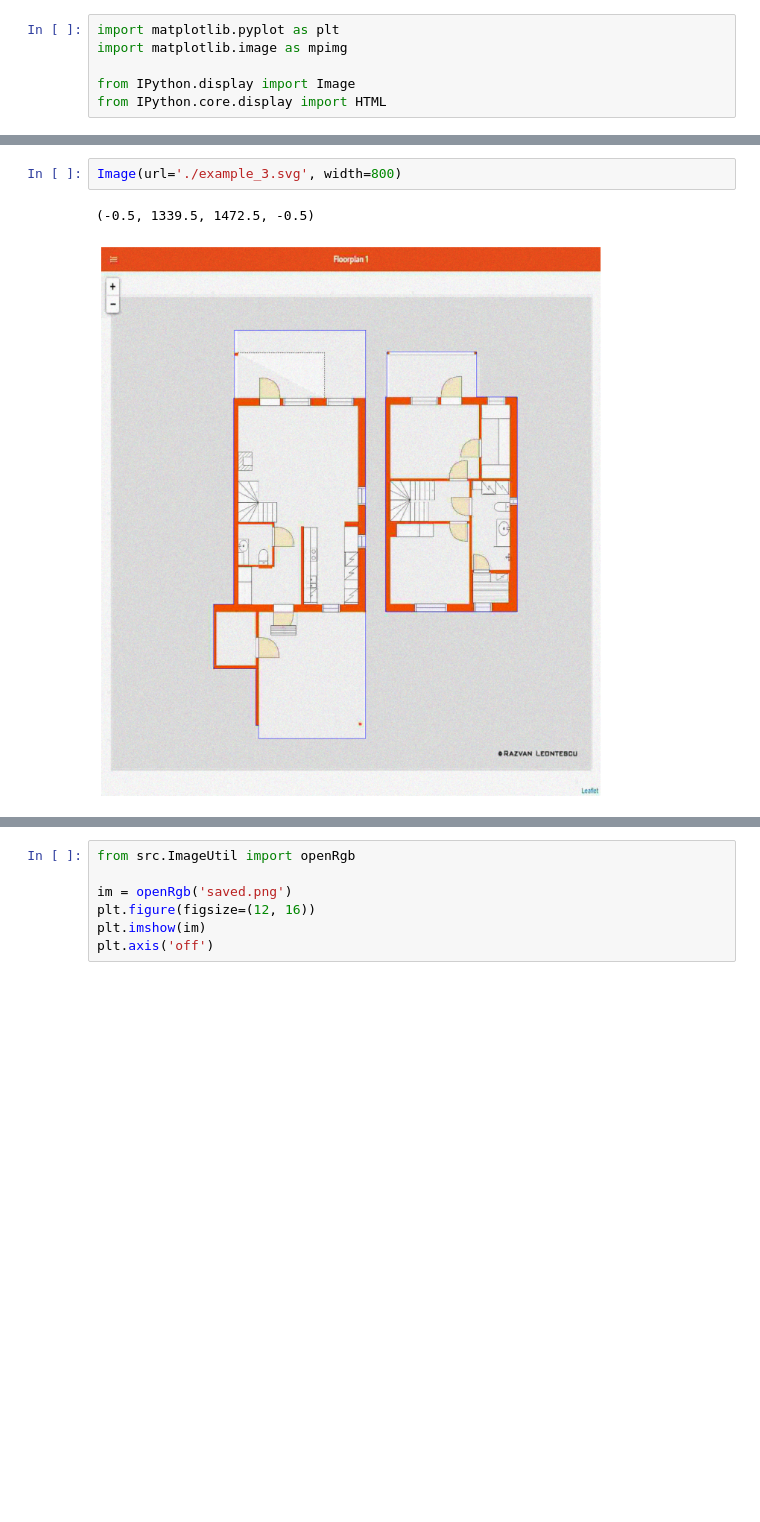
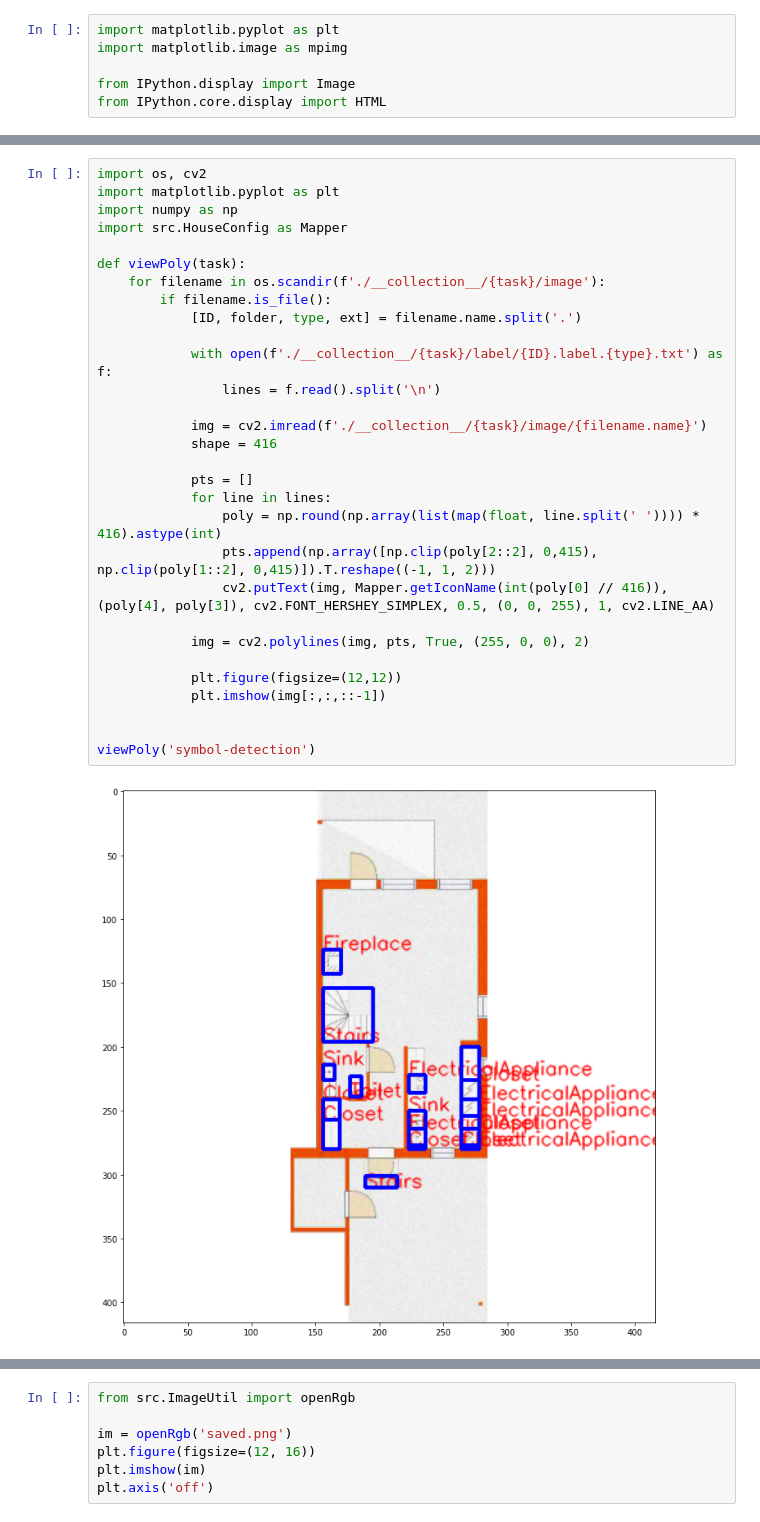
Before and after one commit to MaclaurinSeries/floorplan-reconstruction-dataset, a Jupyter notebook: dataset-manager.ipynb, the cells around one changed output, grey strips where cells are left out. Saved outputs shown, nothing was run; the diff lists cells and outputs as text; blank space fills up the shorter version.

Commit message:
symbol detection, roi detection, boundary segmentation (blm export), TODO: graph extraction

```diff
--- a/dataset-manager.ipynb
+++ b/dataset-manager.ipynb
@@ -14,5 +19,32 @@ from IPython.core.display import HTML
-# %%
-Image(url='./example_3.svg', width=800)
-# %% [output]
-(-0.5, 1339.5, 1472.5, -0.5)
-[figure, removed]
+# %%
+import os, cv2
+import matplotlib.pyplot as plt
+import numpy as np
+import src.HouseConfig as Mapper
+
+def viewPoly(task):
+    for filename in os.scandir(f'./__collection__/{task}/image'):
+        if filename.is_file():
+            [ID, folder, type, ext] = filename.name.split('.')
+
+            with open(f'./__collection__/{task}/label/{ID}.label.{type}.txt') as f:
+                lines = f.read().split('\n')
+
+            img = cv2.imread(f'./__collection__/{task}/image/{filename.name}')
+            shape = 416
+
+            pts = []
+            for line in lines:
+                poly = np.round(np.array(list(map(float, line.split(' ')))) * 416).astype(int)
+                pts.append(np.array([np.clip(poly[2::2], 0,415), np.clip(poly[1::2], 0,415)]).T.reshape((-1, 1, 2)))
+                cv2.putText(img, Mapper.getIconName(int(poly[0] // 416)), (poly[4], poly[3]), cv2.FONT_HERSHEY_SIMPLEX, 0.5, (0, 0, 255), 1, cv2.LINE_AA)
+
+            img = cv2.polylines(img, pts, True, (255, 0, 0), 2)
+
+            plt.figure(figsize=(12,12))
+            plt.imshow(img[:,:,::-1])
+
+
+viewPoly('symbol-detection')
+# %% [output]
+[figure, added]
```
Also changed, not shown: parts of 4 cells of this notebook, 9 other files.
